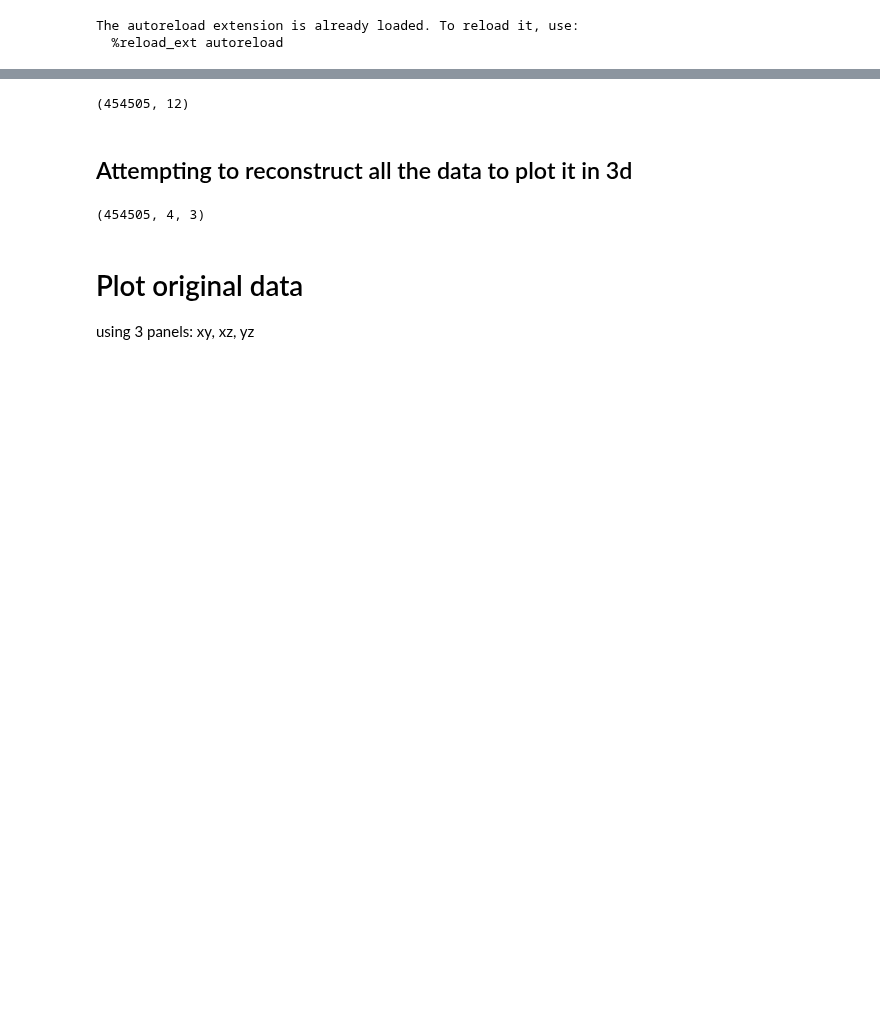
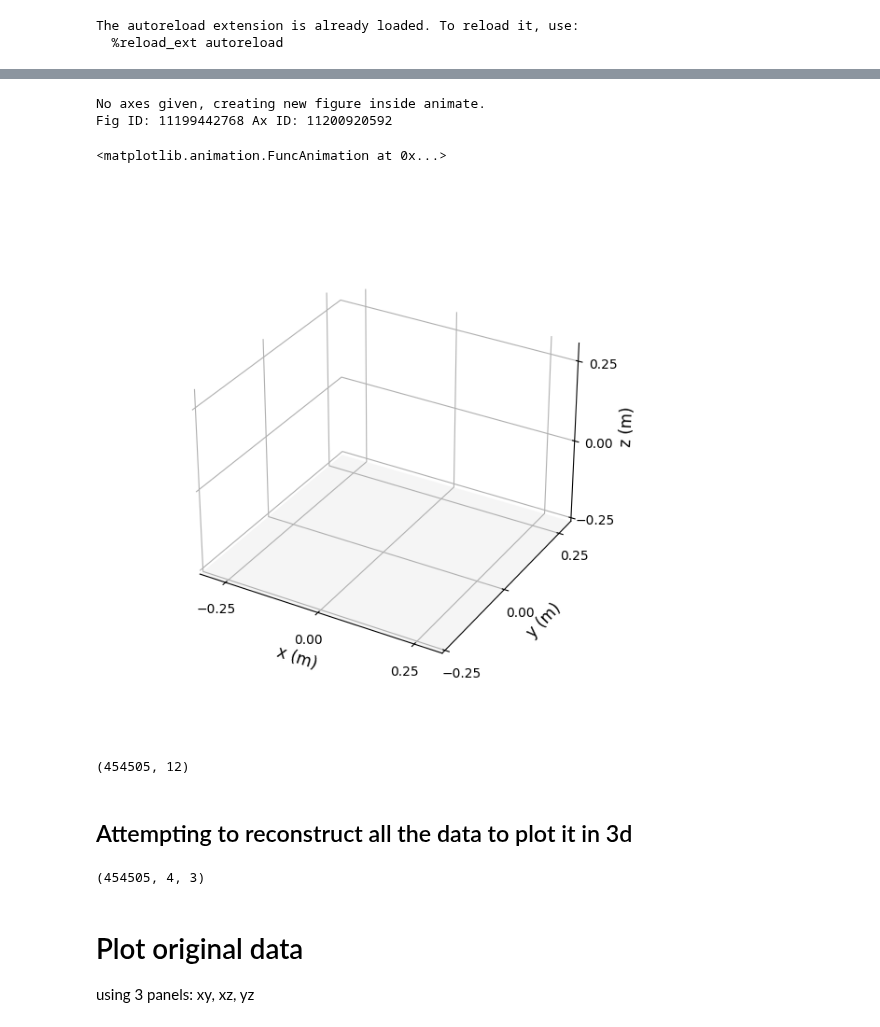
Before and after one commit to LydiaFrance/morphing_birds, a Jupyter notebook: examples/trytofix_copy.ipynb, the cells around one changed output, grey strips where cells are left out. Cells and saved outputs as stored; diff of their text form; code cells hidden in the pictures; blank space fills up the shorter version.

```diff
--- a/examples/trytofix_copy.ipynb
+++ b/examples/trytofix_copy.ipynb
@@ -31,6 +31,19 @@ No axes given, creating new figure inside interactive_plot.
 [interactive output not drawn]
 [interactive output not drawn]
 [interactive output not drawn]
+# %%
+# Create fake keypoints by taking the default shape, adding some noise per frame (n,4,3) where
+
+# n is the number of frames, 4 is the number of keypoints, 3 is the number of coordinates per keypoint
+
+fake_keypoints = np.random.normal(0, 0.01, (100,4,3)) + hawk3d.right_markers
+
+animate(hawk3d, fake_keypoints)
+# %% [output]
+No axes given, creating new figure inside animate.
+Fig ID: 11199442768 Ax ID: 11200920592
+<matplotlib.animation.FuncAnimation at 0x...>
+[figure, added]
 # %%
 data = HawkDataTest("../data/2024-03-24-FullUnilateralMarkers.csv")
 # data = HawkDataTest("../data/2024-03-24-FullBilateralMarkers.csv")
```
Also changed, not shown: parts of 1 cell of this notebook, 2 other files.
